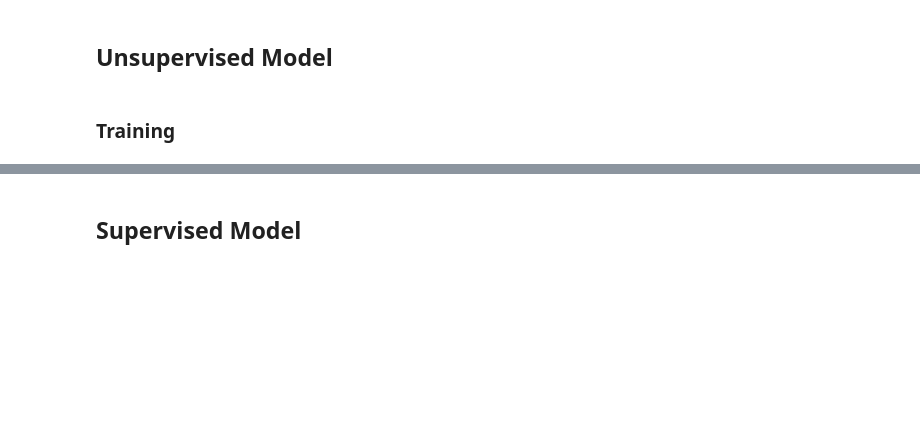
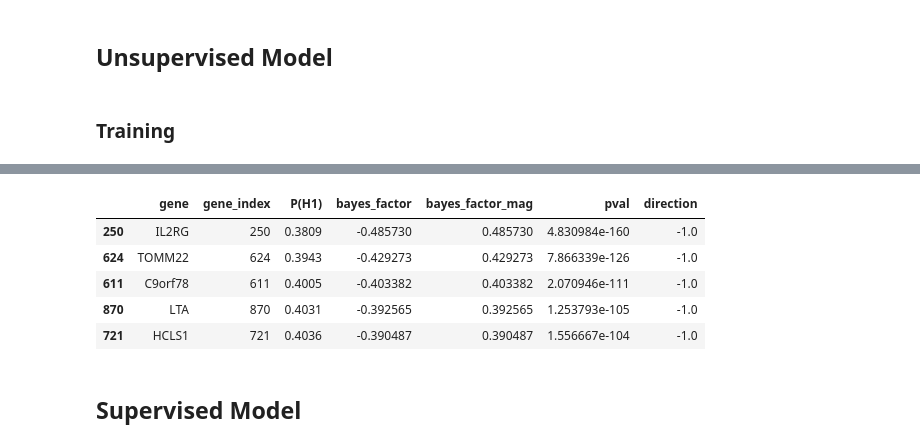
Before and after one commit to mincheoly/scVI-extensions, a Jupyter notebook: notebooks/batf_poc.ipynb, the cells around one changed output, grey strips where cells are left out. Saved outputs shown, nothing was run; the diff lists cells and outputs as text; code cells hidden in the pictures; blank space fills up the shorter version.

```diff
--- a/notebooks/batf_poc.ipynb
+++ b/notebooks/batf_poc.ipynb
@@ -125,3 +146,12 @@ plot_pair_densities(vae, infer)
+# %%
+de_results[0][1].head(5)
+# %% [output]
+|  | gene | gene_index | P(H1) | bayes_factor | bayes_factor_mag | pval | direction |
+| 250 | IL2RG | 250 | 0.3809 | -0.485730 | 0.485730 | 4.830984e-160 | -1.0 |
+| 624 | TOMM22 | 624 | 0.3943 | -0.429273 | 0.429273 | 7.866339e-126 | -1.0 |
+| 611 | C9orf78 | 611 | 0.4005 | -0.403382 | 0.403382 | 2.070946e-111 | -1.0 |
+| 870 | LTA | 870 | 0.4031 | -0.392565 | 0.392565 | 1.253793e-105 | -1.0 |
+| 721 | HCLS1 | 721 | 0.4036 | -0.390487 | 0.390487 | 1.556667e-104 | -1.0 |
 # %% [markdown]
 ## Supervised Model
 # %% [markdown]
```
Also changed, not shown: parts of 14 cells of this notebook, 9 other files.
